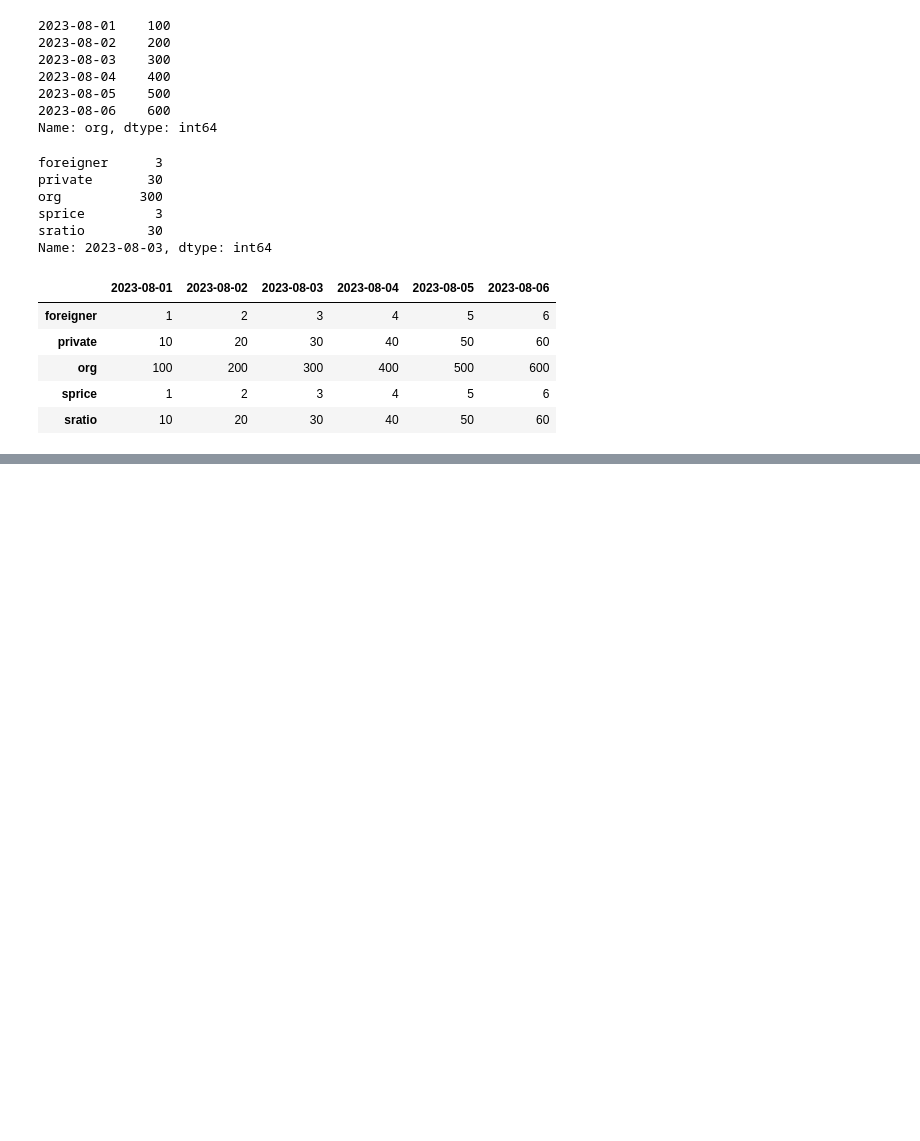
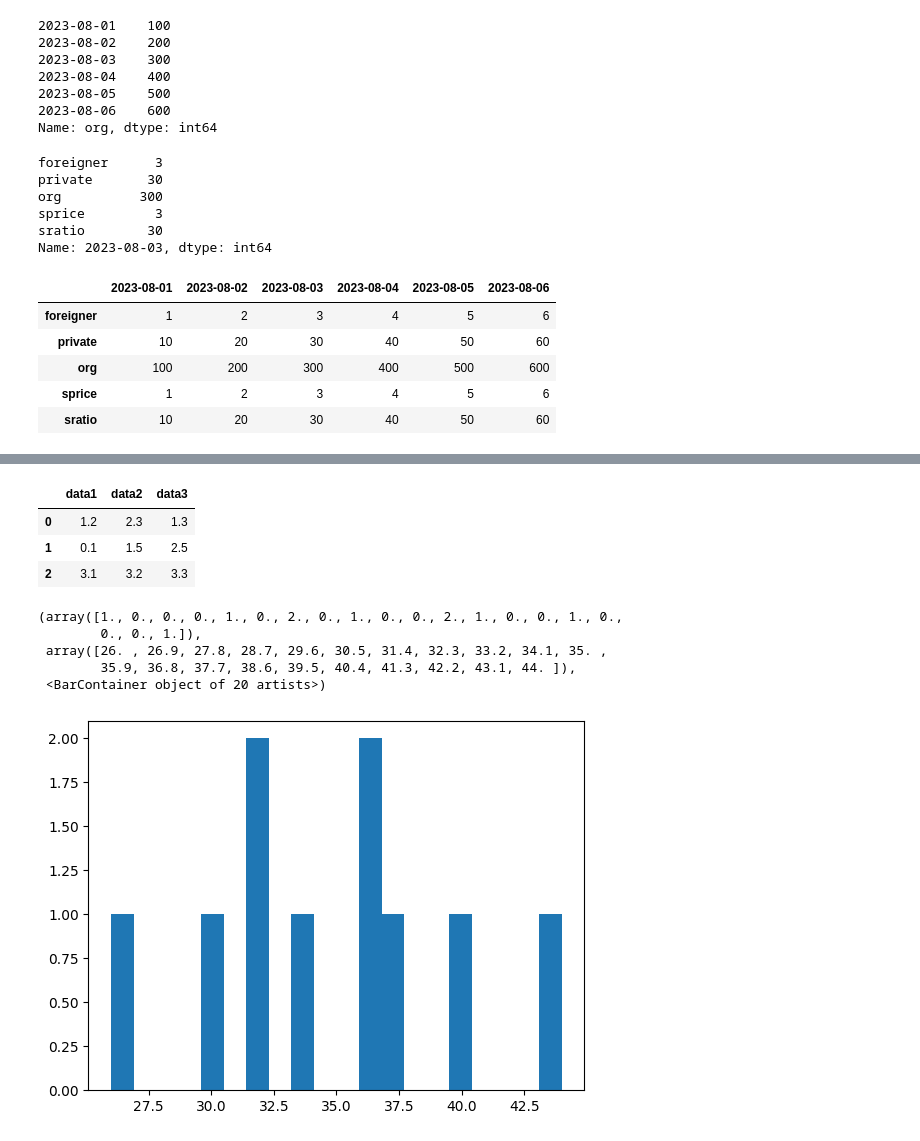
Before and after one commit to joahyot/202308_python-_training, a Jupyter notebook: DemoPandas.ipynb, the cells around one changed output, grey strips where cells are left out. Saved outputs shown, nothing was run; the diff lists cells and outputs as text; code cells hidden in the pictures; blank space fills up the shorter version.

```diff
--- a/DemoPandas.ipynb
+++ b/DemoPandas.ipynb
@@ -104,0 +143,24 @@ frame2.T
+# %%
+#정규표현식(\s+)
+frame3 = pd.read_table("c:\\work\\ex3.txt", sep="\s+")
+frame3
+# %% [output]
+|  | data1 | data2 | data3 |
+| 0 | 1.2 | 2.3 | 1.3 |
+| 1 | 0.1 | 1.5 | 2.5 |
+| 2 | 3.1 | 3.2 | 3.3 |
+# %%
+#선언 추가
+import matplotlib.pyplot as plt
+
+dfExcel = pd.read_excel("c:\\work\\demo.xlsx", "Sheet1")
+fig = plt.figure()
+ax = fig.add_subplot(1,1,1)
+ax.hist(dfExcel["나이"], bins=20)
+# %% [output]
+(array([1., 0., 0., 0., 1., 0., 2., 0., 1., 0., 0., 2., 1., 0., 0., 1., 0.,
+        0., 0., 1.]),
+ array([26. , 26.9, 27.8, 28.7, 29.6, 30.5, 31.4, 32.3, 33.2, 34.1, 35. ,
+        35.9, 36.8, 37.7, 38.6, 39.5, 40.4, 41.3, 42.2, 43.1, 44. ]),
+ <BarContainer object of 20 artists>)
+[figure, added]
```
Also changed, not shown: parts of 5 cells of this notebook.
